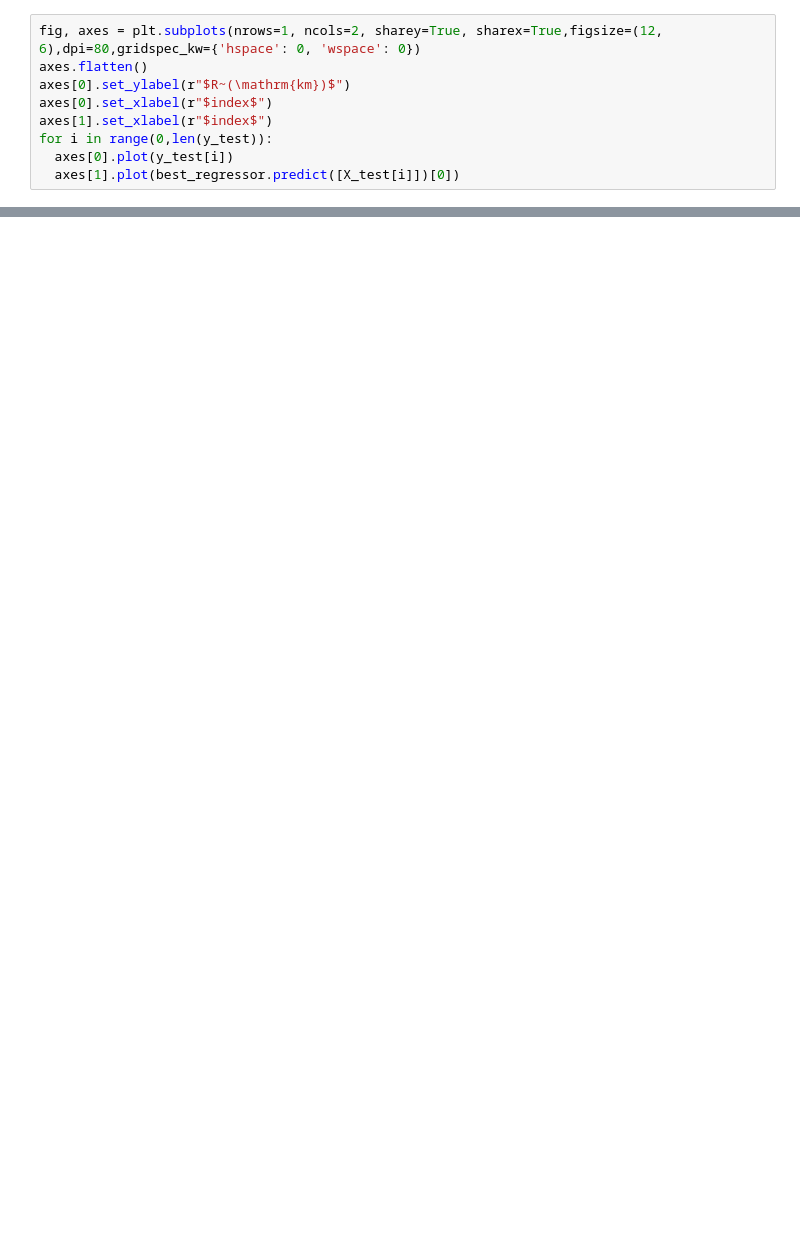
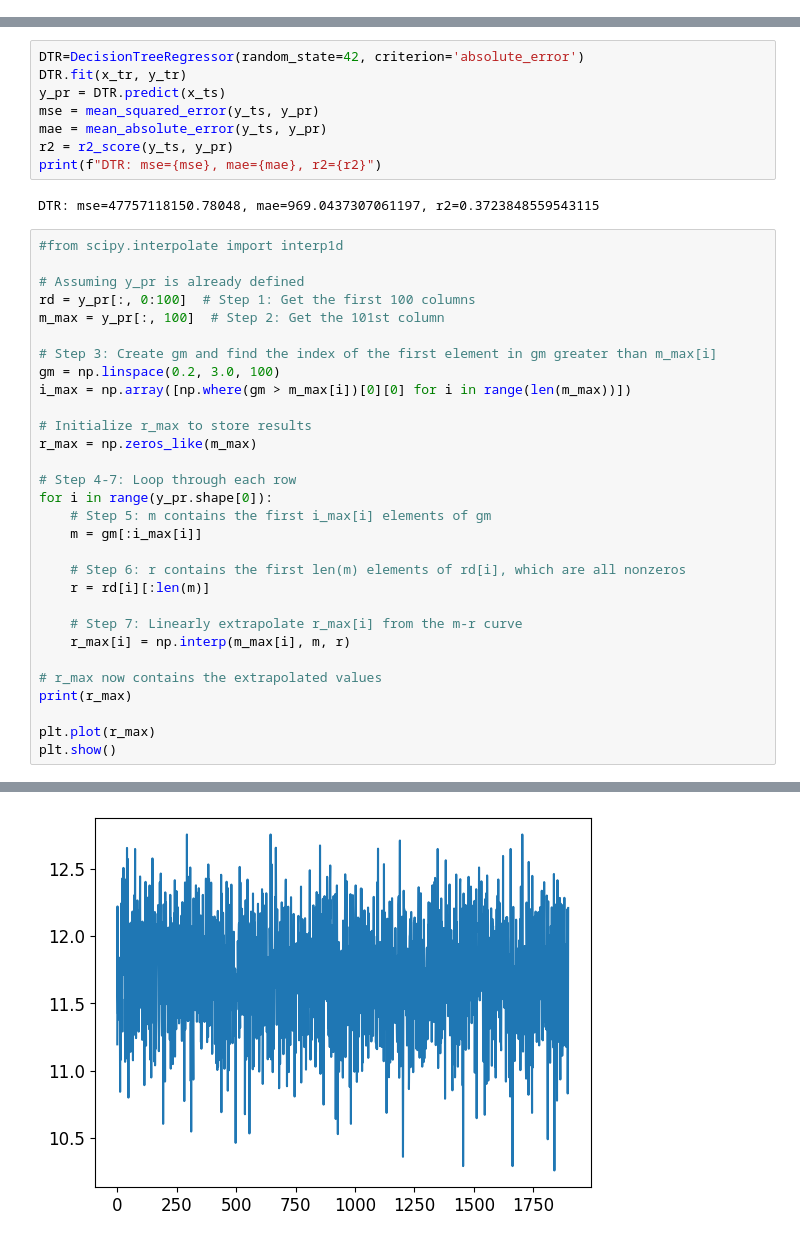
Before and after one commit to awsteiner/bamr, a Jupyter notebook: out/dtr.ipynb, the cells around one changed output, grey strips where cells are left out. Saved outputs shown, nothing was run; the diff lists cells and outputs as text; blank space fills up the shorter version.

Commit message:
Working on the decision tree

```diff
--- a/out/dtr.ipynb
+++ b/out/dtr.ipynb
@@ -106,9 +0,0 @@ Fitting 5 folds for each of 18 candidates, totalling 90 fits
-# %%
-fig, axes = plt.subplots(nrows=1, ncols=2, sharey=True, sharex=True,figsize=(12, 6),dpi=80,gridspec_kw={'hspace': 0, 'wspace': 0})
-axes.flatten()
-axes[0].set_ylabel(r"$R~(\mathrm{km})$")
-axes[0].set_xlabel(r"$index$")
-axes[1].set_xlabel(r"$index$")
-for i in range(0,len(y_test)):
-  axes[0].plot(y_test[i])
-  axes[1].plot(best_regressor.predict([X_test[i]])[0])
@@ -146,0 +72,41 @@ bes
+# %%
+DTR=DecisionTreeRegressor(random_state=42, criterion='absolute_error')
+DTR.fit(x_tr, y_tr)
+y_pr = DTR.predict(x_ts)
+mse = mean_squared_error(y_ts, y_pr)
+mae = mean_absolute_error(y_ts, y_pr)
+r2 = r2_score(y_ts, y_pr)
+print(f"DTR: mse={mse}, mae={mae}, r2={r2}")
+# %% [output]
+DTR: mse=47757118150.78048, mae=969.0437307061197, r2=0.3723848559543115
+# %%
+#from scipy.interpolate import interp1d
+
+# Assuming y_pr is already defined
+rd = y_pr[:, 0:100]  # Step 1: Get the first 100 columns
+m_max = y_pr[:, 100]  # Step 2: Get the 101st column
+
+# Step 3: Create gm and find the index of the first element in gm greater than m_max[i]
+gm = np.linspace(0.2, 3.0, 100)
+i_max = np.array([np.where(gm > m_max[i])[0][0] for i in range(len(m_max))])
+
+# Initialize r_max to store results
+r_max = np.zeros_like(m_max)
+
+# Step 4-7: Loop through each row
+for i in range(y_pr.shape[0]):
+    # Step 5: m contains the first i_max[i] elements of gm
+    m = gm[:i_max[i]]
+
+    # Step 6: r contains the first len(m) elements of rd[i], which are all nonzeros
+    r = rd[i][:len(m)]
+
+    # Step 7: Linearly extrapolate r_max[i] from the m-r curve
+    r_max[i] = np.interp(m_max[i], m, r)
+
+# r_max now contains the extrapolated values
+print(r_max)
+
+plt.plot(r_max)
+plt.show()
+# %% [output]
@@ -146,0 +115 @@ bes
+[figure, added]
```
Also changed, not shown: parts of 20 cells of this notebook, 6 other files.
